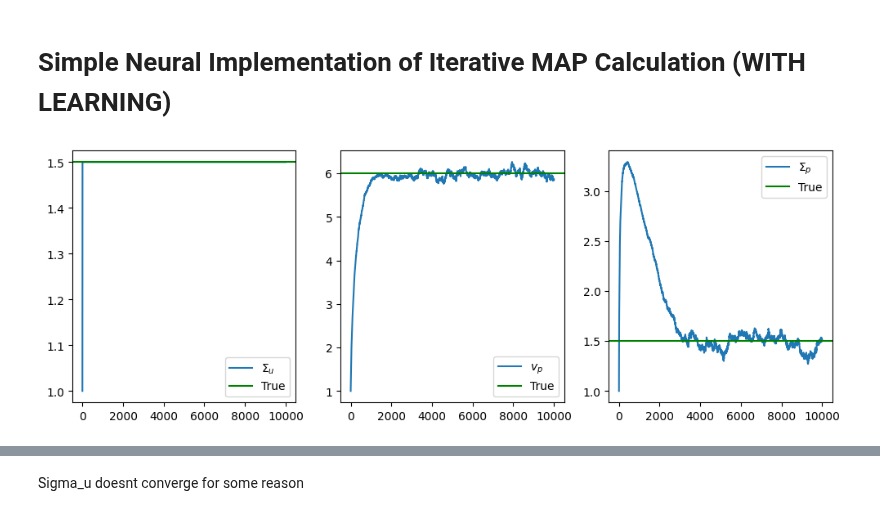
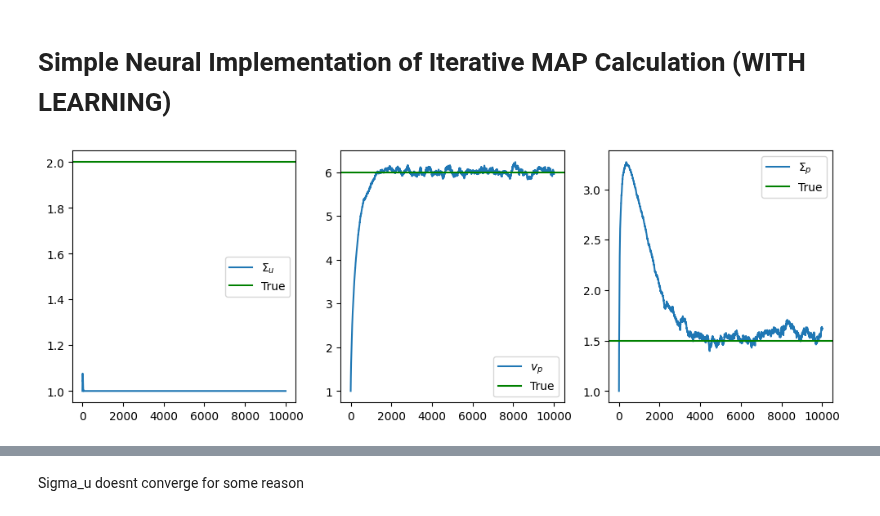
Before and after one commit to joeagriffith/ml-learning, a Jupyter notebook: CompNeuro/Bogacz_Tutorial/fig3.ipynb, the cells around one changed output, grey strips where cells are left out. Saved outputs shown, nothing was run; the diff lists cells and outputs as text; code cells hidden in the pictures.

```diff
--- a/CompNeuro/Bogacz_Tutorial/fig3.ipynb
+++ b/CompNeuro/Bogacz_Tutorial/fig3.ipynb
@@ -9,7 +9,7 @@ import scipy.integrate as integrate
 # True Statistics
 v_mean = 6
 v_sigma = 1.5
-u_sigma = 1.5
+u_sigma = 2.0
 
 def g(v):
     return np.square(v)
@@ -38,7 +38,7 @@ def simulate_learning(num_trials=10000, max_t=5, dt=0.01, lr=0.01):
             u = np.random.normal(g(v), np.sqrt(u_sigma))
             eps_u += dt * (u - g(phi) - Sigma_u[-1]*eps_u)
             eps_p += dt * (phi - v_p[-1] - Sigma_p[-1]*eps_p)
-            phi += dt * (eps_u*dg(phi) - eps_p)
+            phi   += dt * (eps_u*dg(phi) - eps_p)
 
         dFdSigma_u = 0.5 * (np.square(eps_u) - (1/Sigma_u[-1]))
         dFdv_p = eps_p
@@ -49,33 +49,33 @@ def simulate_learning(num_trials=10000, max_t=5, dt=0.01, lr=0.01):
         new_Sigma_p = Sigma_p[-1] + lr * dFdSigma_p
 
         new_Sigma_u = 1.0 if new_Sigma_u < 1.0 else new_Sigma_u
-        # new_Sigma_p = 1.0 if new_Sigma_p < 1.0 else new_Sigma_p
-        new_Sigma_u = u_sigma
+        new_Sigma_p = 1.0 if new_Sigma_p < 1.0 else new_Sigma_p
+        # new_Sigma_u = u_sigma
 
         Sigma_u.append(new_Sigma_u)
         v_p.append(new_v_p)
         Sigma_p.append(new_Sigma_p)
 
     return Sigma_u, v_p, Sigma_p
 
 Sigma_u, v_p, Sigma_p = simulate_learning()
 
 
 fig, ax = plt.subplots(1, 3, figsize=(12,4))
 
 ax[0].plot(Sigma_u, label='$\Sigma_u$')
 ax[0].axhline(u_sigma, label='True', color='g')
 ax[0].legend()
 
 ax[1].plot(v_p, label='$v_p$')
 ax[1].axhline(v_mean, label='True', color='g')
 ax[1].legend()
 
 ax[2].plot(Sigma_p, label='$\Sigma_p$')
 ax[2].axhline(v_sigma, label='True', color='g')
 ax[2].legend()
 
 
 plt.show()
 # %% [output]
-[figure, old version]
+[figure, new version]
```
Also changed, not shown: parts of 1 cell of this notebook, 23 other files.
